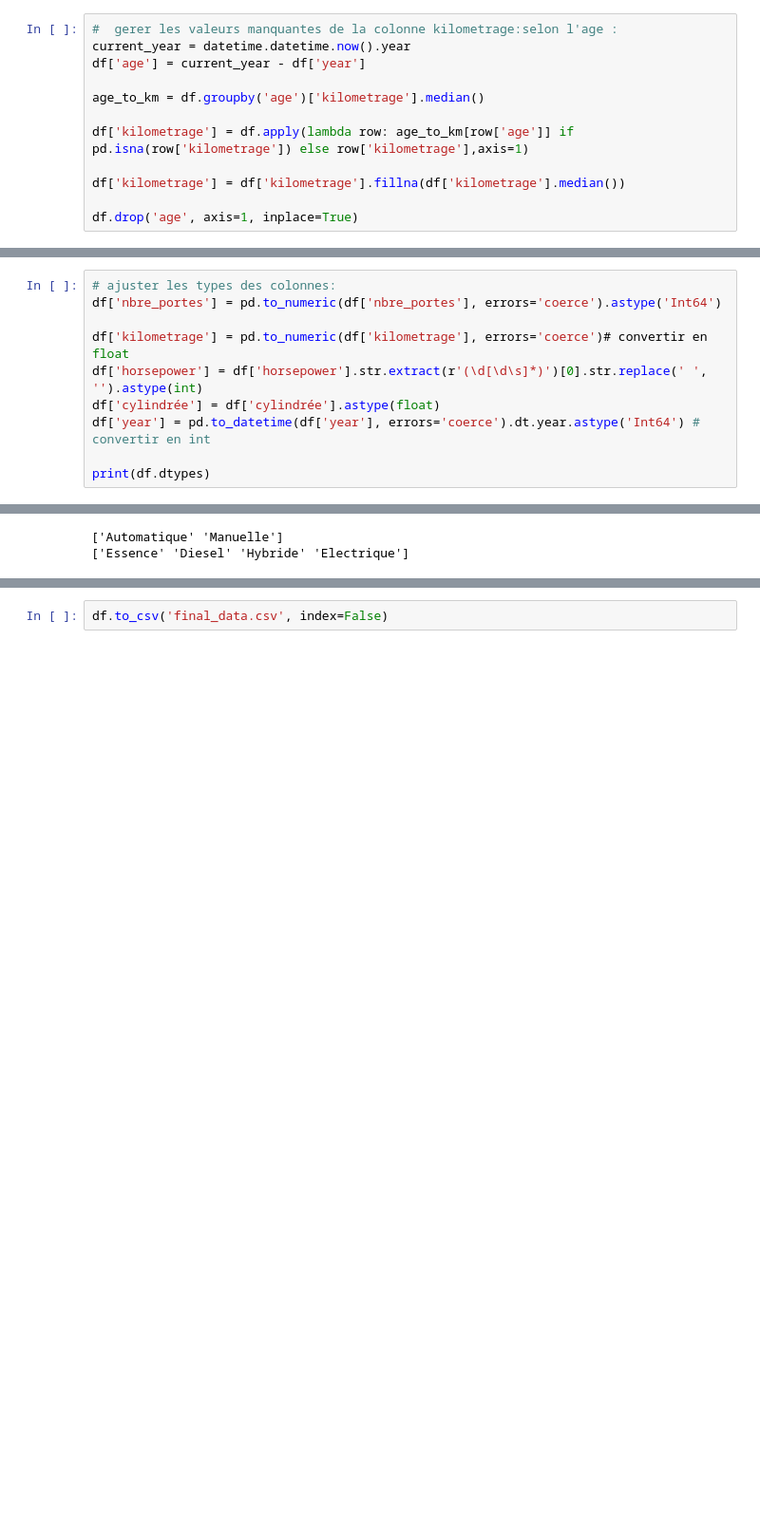
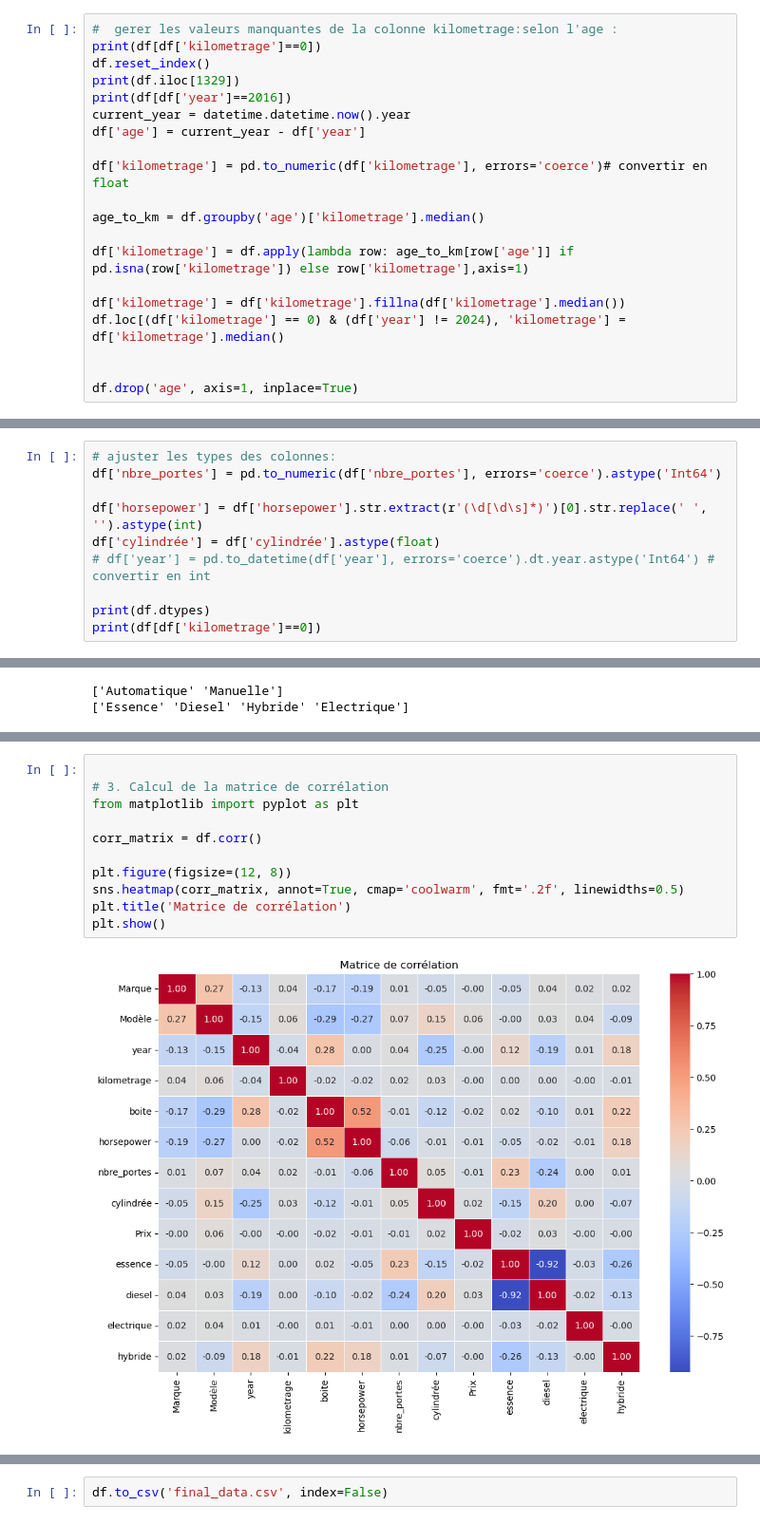
Before and after one commit to arijzaidi/scraping, a Jupyter notebook: dataaaa/data_cleaning.ipynb, the cells around one changed output, grey strips where cells are left out. Shown at 95% size. Saved outputs shown, nothing was run; the diff lists cells and outputs as text; blank space fills up the shorter version.

```diff
--- a/dataaaa/data_cleaning.ipynb
+++ b/dataaaa/data_cleaning.ipynb
@@ -281,12 +252,20 @@ dtype: int64
 # %%
 #  gerer les valeurs manquantes de la colonne kilometrage:selon l'age :
+print(df[df['kilometrage']==0])
+df.reset_index()
+print(df.iloc[1329])
+print(df[df['year']==2016])
 current_year = datetime.datetime.now().year
 df['age'] = current_year - df['year']
+
+df['kilometrage'] = pd.to_numeric(df['kilometrage'], errors='coerce')# convertir en float
 
 age_to_km = df.groupby('age')['kilometrage'].median()
 
 df['kilometrage'] = df.apply(lambda row: age_to_km[row['age']] if pd.isna(row['kilometrage']) else row['kilometrage'],axis=1)
 
 df['kilometrage'] = df['kilometrage'].fillna(df['kilometrage'].median())
+df.loc[(df['kilometrage'] == 0) & (df['year'] != 2024), 'kilometrage'] = df['kilometrage'].median()
+
 
 df.drop('age', axis=1, inplace=True)
@@ -298,12 +327,12 @@ print(df['year'].size)
 # ajuster les types des colonnes:
 df['nbre_portes'] = pd.to_numeric(df['nbre_portes'], errors='coerce').astype('Int64')
 
-df['kilometrage'] = pd.to_numeric(df['kilometrage'], errors='coerce')# convertir en float
 df['horsepower'] = df['horsepower'].str.extract(r'(\d[\d\s]*)')[0].str.replace(' ', '').astype(int)
 df['cylindrée'] = df['cylindrée'].astype(float)
-df['year'] = pd.to_datetime(df['year'], errors='coerce').dt.year.astype('Int64') # convertir en int
+# df['year'] = pd.to_datetime(df['year'], errors='coerce').dt.year.astype('Int64') # convertir en int
 
 print(df.dtypes)
+print(df[df['kilometrage']==0])
 # %% [output]
 Marque          object
 Modèle          object
@@ -420,0 +553,13 @@ print(df)
+# %%
+
+# 3. Calcul de la matrice de corrélation
+from matplotlib import pyplot as plt
+
+corr_matrix = df.corr()
+
+plt.figure(figsize=(12, 8))
+sns.heatmap(corr_matrix, annot=True, cmap='coolwarm', fmt='.2f', linewidths=0.5)
+plt.title('Matrice de corrélation')
+plt.show()
+# %% [output]
+[figure, added]
```
Also changed, not shown: parts of 26 cells of this notebook, 6 other files.
